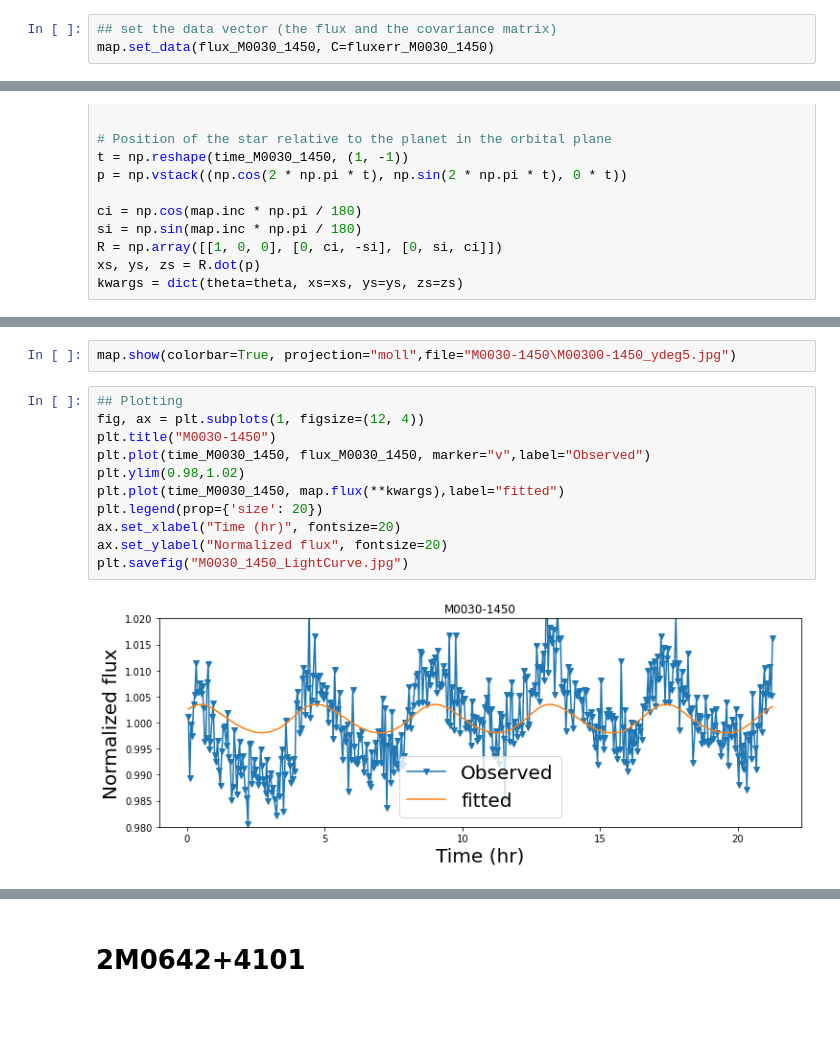
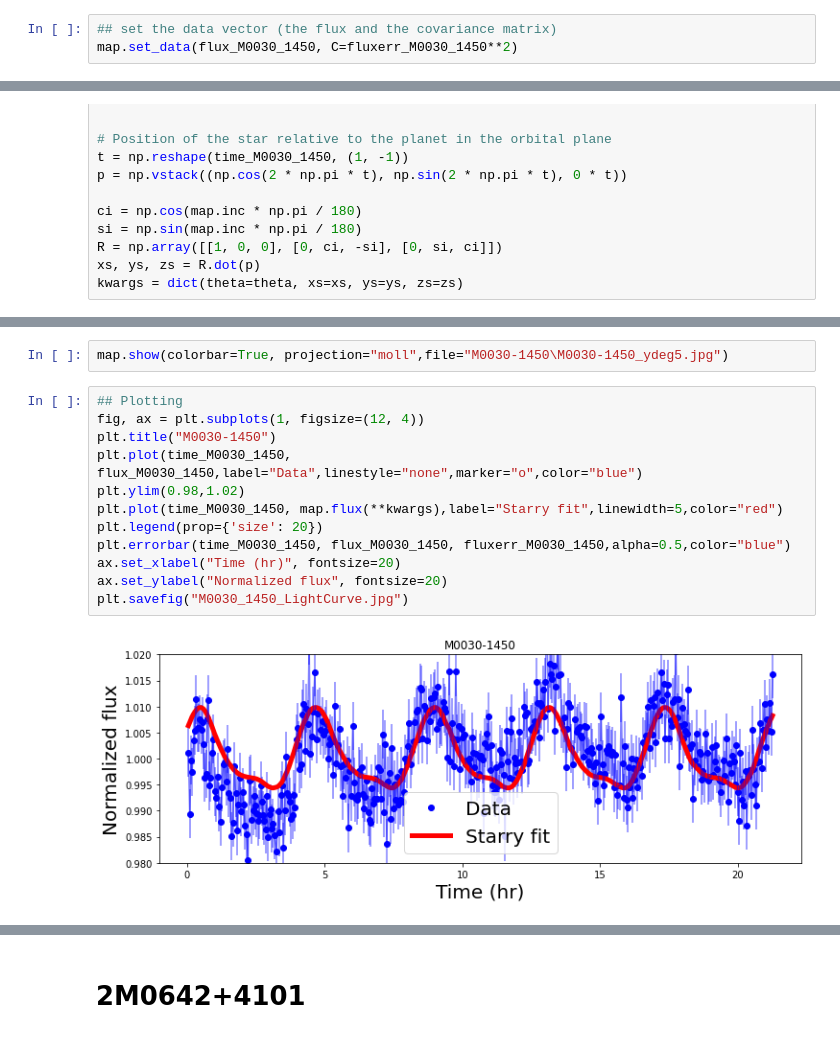
Before and after one commit to MohammadRefat23/StarryAtmospheres, a Jupyter notebook: Spitzer.ipynb, the cells around one changed output, grey strips where cells are left out. Drawn from its saved outputs; the diff is of its cells as text.

```diff
--- a/Spitzer.ipynb
+++ b/Spitzer.ipynb
@@ -39,7 +41,7 @@ map.obl = 0
 map.inc = 90
 # %%
 ## set the data vector (the flux and the covariance matrix)
-map.set_data(flux_M0030_1450, C=fluxerr_M0030_1450)
+map.set_data(flux_M0030_1450, C=fluxerr_M0030_1450**2)
 # %%
 ### Map variables
 
@@ -78,15 +80,16 @@ Wall time: 169 ms
 # %%
-map.show(colorbar=True, projection="moll",file="M0030-1450\M00300-1450_ydeg5.jpg")
+map.show(colorbar=True, projection="moll",file="M0030-1450\M0030-1450_ydeg5.jpg")
 # %%
 ## Plotting
 fig, ax = plt.subplots(1, figsize=(12, 4))
 plt.title("M0030-1450")
-plt.plot(time_M0030_1450, flux_M0030_1450, marker="v",label="Observed")
+plt.plot(time_M0030_1450, flux_M0030_1450,label="Data",linestyle="none",marker="o",color="blue")
 plt.ylim(0.98,1.02)
-plt.plot(time_M0030_1450, map.flux(**kwargs),label="fitted")
+plt.plot(time_M0030_1450, map.flux(**kwargs),label="Starry fit",linewidth=5,color="red")
 plt.legend(prop={'size': 20})
+plt.errorbar(time_M0030_1450, flux_M0030_1450, fluxerr_M0030_1450,alpha=0.5,color="blue")
 ax.set_xlabel("Time (hr)", fontsize=20)
 ax.set_ylabel("Normalized flux", fontsize=20)
 plt.savefig("M0030_1450_LightCurve.jpg")
 # %% [output]
-[figure, old version]
+[figure, new version]
```
Also changed, not shown: parts of 11 cells of this notebook, 4 other files.
